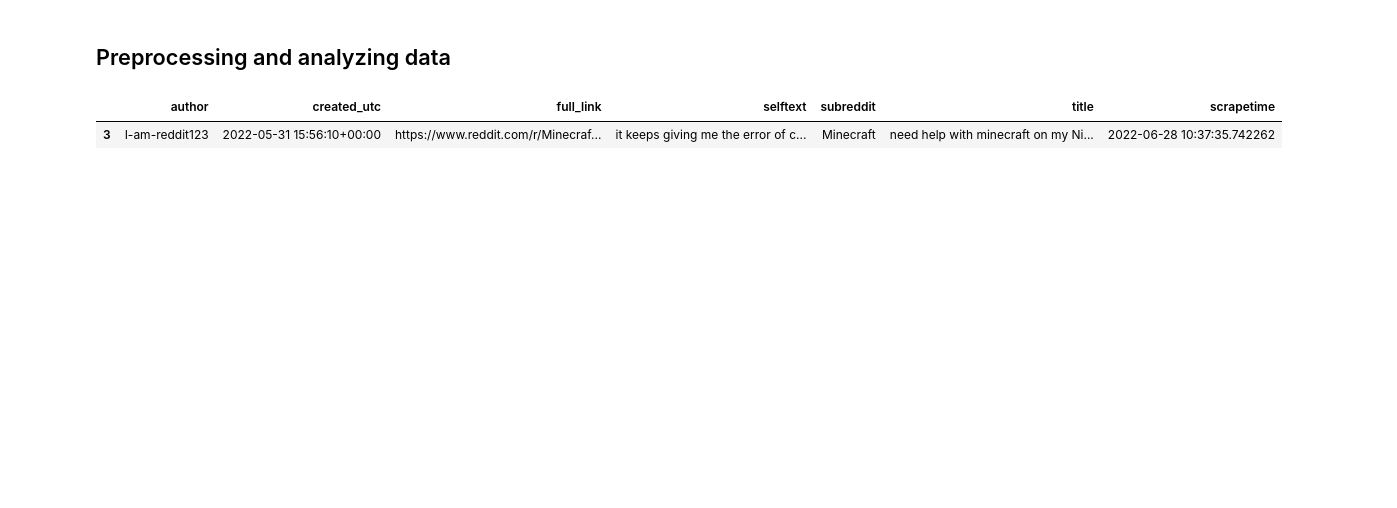
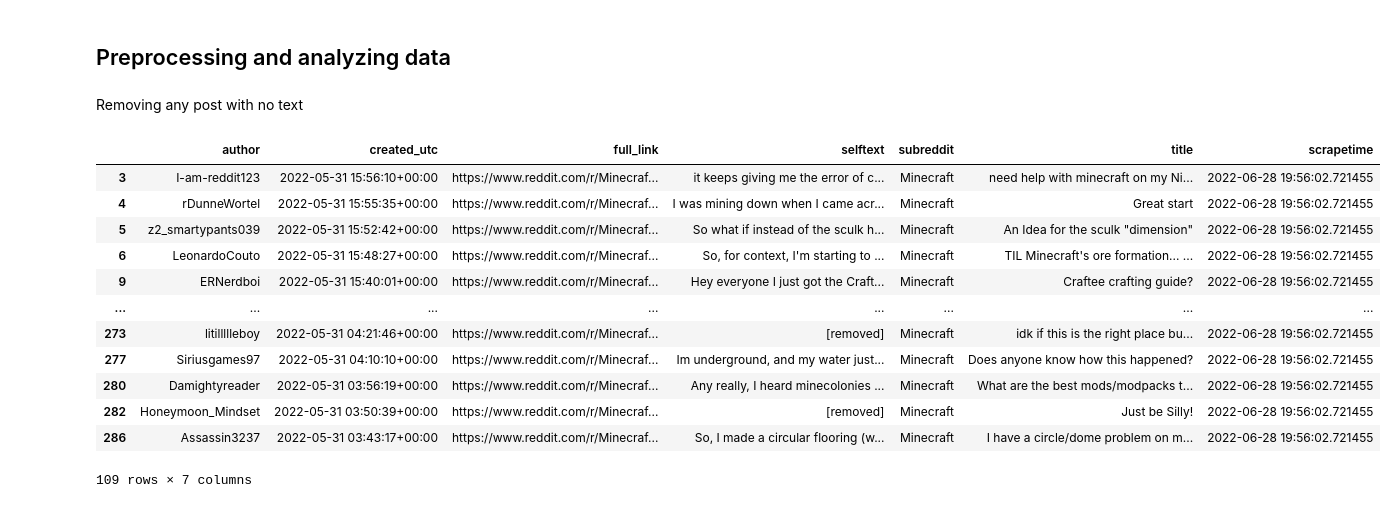
Before and after one commit to RaydenLizan/DATAPRE-RedditScrape, a Jupyter notebook: Lizan_API.ipynb, the cells around one changed output. Saved outputs shown, nothing was run; the diff lists cells and outputs as text; code cells hidden in the pictures; blank space fills up the shorter version.

```diff
--- a/Lizan_API.ipynb
+++ b/Lizan_API.ipynb
@@ -16,6 +7,8 @@ Note: you may need to restart the kernel to use updated packages.
 from psaw import PushshiftAPI
 import datetime as dt
 import pandas as pd
-pd.set_option('display.max_colwidth', None)
+import matplotlib.pyplot as plt
+from wordcloud import WordCloud, STOPWORDS
+#pd.set_option('display.max_colwidth', None)
 # %% [markdown]
 ## Getting Data
@@ -41,6 +40,6 @@ def redditToDT(subreddit, start, end, maxresults, scrapetime):
 # %%
-start = int(dt.datetime(2022, 4, 1).timestamp())
+start = int(dt.datetime(2022, 1, 1).timestamp())
 end = int(dt.datetime(2022, 6, 1).timestamp())
 subreddit = 'Minecraft'
 scrapetime = dt.datetime.now()
-maxresults = 4
+maxresults = 300
@@ -56,8 +65,21 @@ results
 # %% [markdown]
 ## Preprocessing and analyzing data
+# %% [markdown]
+Removing any post with no text
 # %%
-results = results[results['selftext'].str.len() > 0]
-results
+minecraftRedditDF = results[results['selftext'].str.len() > 0]
+minecraftRedditDF
 # %% [output]
 |  | author | created_utc | full_link | selftext | subreddit | title | scrapetime |
-| 3 | I-am-reddit123 | 2022-05-31 15:56:10+00:00 | https://www.reddit.com/r/Minecraf... | it keeps giving me the error of c... | Minecraft | need help with minecraft on my Ni... | 2022-06-28 10:37:35.742262 |
+| 3 | I-am-reddit123 | 2022-05-31 15:56:10+00:00 | https://www.reddit.com/r/Minecraf... | it keeps giving me the error of c... | Minecraft | need help with minecraft on my Ni... | 2022-06-28 19:56:02.721455 |
+| 4 | rDunneWortel | 2022-05-31 15:55:35+00:00 | https://www.reddit.com/r/Minecraf... | I was mining down when I came acr... | Minecraft | Great start | 2022-06-28 19:56:02.721455 |
+| 5 | z2_smartypants039 | 2022-05-31 15:52:42+00:00 | https://www.reddit.com/r/Minecraf... | So what if instead of the sculk h... | Minecraft | An Idea for the sculk "dimension" | 2022-06-28 19:56:02.721455 |
+| 6 | LeonardoCouto | 2022-05-31 15:48:27+00:00 | https://www.reddit.com/r/Minecraf... | So, for context, I'm starting to ... | Minecraft | TIL Minecraft's ore formation... ... | 2022-06-28 19:56:02.721455 |
+| 9 | ERNerdboi | 2022-05-31 15:40:01+00:00 | https://www.reddit.com/r/Minecraf... | Hey everyone I just got the Craft... | Minecraft | Craftee crafting guide? | 2022-06-28 19:56:02.721455 |
+| ... | ... | ... | ... | ... | ... | ... | ... |
+| 273 | litillllleboy | 2022-05-31 04:21:46+00:00 | https://www.reddit.com/r/Minecraf... | [removed] | Minecraft | idk if this is the right place bu... | 2022-06-28 19:56:02.721455 |
+| 277 | Siriusgames97 | 2022-05-31 04:10:10+00:00 | https://www.reddit.com/r/Minecraf... | Im underground, and my water just... | Minecraft | Does anyone know how this happened? | 2022-06-28 19:56:02.721455 |
+| 280 | Damightyreader | 2022-05-31 03:56:19+00:00 | https://www.reddit.com/r/Minecraf... | Any really, I heard minecolonies ... | Minecraft | What are the best mods/modpacks t... | 2022-06-28 19:56:02.721455 |
+| 282 | Honeymoon_Mindset | 2022-05-31 03:50:39+00:00 | https://www.reddit.com/r/Minecraf... | [removed] | Minecraft | Just be Silly! | 2022-06-28 19:56:02.721455 |
+| 286 | Assassin3237 | 2022-05-31 03:43:17+00:00 | https://www.reddit.com/r/Minecraf... | So, I made a circular flooring (w... | Minecraft | I have a circle/dome problem on m... | 2022-06-28 19:56:02.721455 |
+109 rows × 7 columns
```
Also changed, not shown: parts of 21 cells of this notebook, 1 other file.
